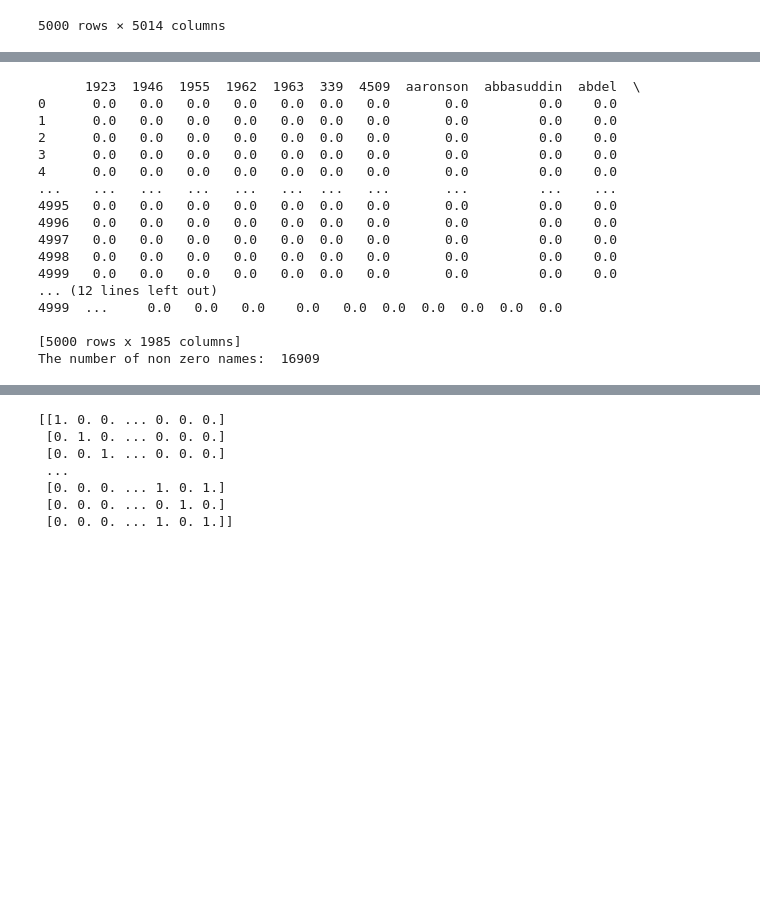
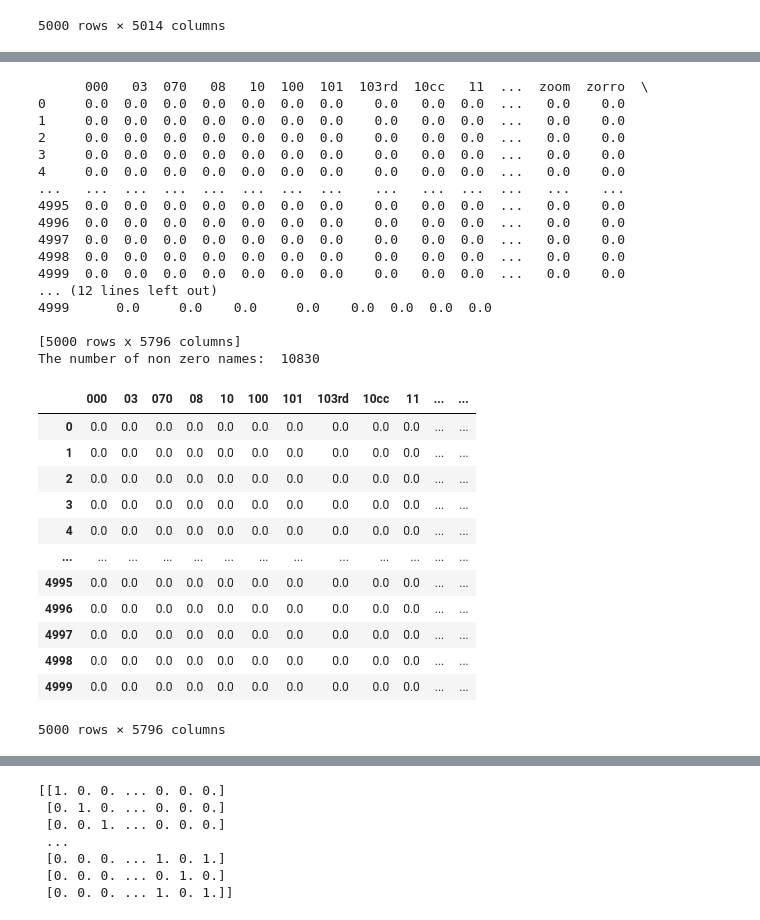
Before and after one commit to J4QK2/MusicRecommendationSystem, a Jupyter notebook: musicRecommendation.ipynb, the cells around one changed output, grey strips where cells are left out. Drawn from its saved outputs; the diff is of its cells as text; code cells hidden in the pictures; blank space fills up the shorter version.

```diff
--- a/musicRecommendation.ipynb
+++ b/musicRecommendation.ipynb
@@ -214,27 +214,12 @@ df_by_artist.head()
 # %%
 from sklearn.feature_extraction.text import TfidfVectorizer
 
-vectorizer = TfidfVectorizer()
+def Vectorize(df):
 
-tfidf_matrix = vectorizer.fit_transform(df['artists'].head(5000))
-tfidf_df = pd.DataFrame(tfidf_matrix.toarray(), columns=vectorizer.get_feature_names_out())
-print(tfidf_df)
-print("The number of non zero names: ", np.count_nonzero(tfidf_df.values))
+    vectorizer = TfidfVectorizer()
+
+    tfidf_matrix = vectorizer.fit_transform(df['artists'].head(5000))
+    tfidf_df = pd.DataFrame(tfidf_matrix.toarray(), columns=vectorizer.get_feature_names_out())
+    print(tfidf_df)
+    print("The number of non zero names: ", np.count_nonzero(tfidf_df.values))
+    return tfidf_df, vectorizer, tfidf_matrix
-# %% [output]
-      1923  1946  1955  1962  1963  339  4509  aaronson  abbasuddin  abdel  \
-0      0.0   0.0   0.0   0.0   0.0  0.0   0.0       0.0         0.0    0.0
-1      0.0   0.0   0.0   0.0   0.0  0.0   0.0       0.0         0.0    0.0
-2      0.0   0.0   0.0   0.0   0.0  0.0   0.0       0.0         0.0    0.0
-3      0.0   0.0   0.0   0.0   0.0  0.0   0.0       0.0         0.0    0.0
-4      0.0   0.0   0.0   0.0   0.0  0.0   0.0       0.0         0.0    0.0
-...    ...   ...   ...   ...   ...  ...   ...       ...         ...    ...
-4995   0.0   0.0   0.0   0.0   0.0  0.0   0.0       0.0         0.0    0.0
-4996   0.0   0.0   0.0   0.0   0.0  0.0   0.0       0.0         0.0    0.0
-4997   0.0   0.0   0.0   0.0   0.0  0.0   0.0       0.0         0.0    0.0
-4998   0.0   0.0   0.0   0.0   0.0  0.0   0.0       0.0         0.0    0.0
-4999   0.0   0.0   0.0   0.0   0.0  0.0   0.0       0.0         0.0    0.0
-... (12 lines left out)
-4999  ...     0.0   0.0   0.0    0.0   0.0  0.0  0.0  0.0  0.0  0.0
-
-[5000 rows x 1985 columns]
-The number of non zero names:  16909
@@ -244,3 +226,37 @@ final_artists_df["artists_vectorized"] = tfidf_df.values.tolist()
+# %%
+final_artists_df = df_by_artist.head(5000).copy()
+Vectorize(final_artists_df)
+# %% [output]
+      000   03  070   08   10  100  101  103rd  10cc   11  ...  zoom  zorro  \
+0     0.0  0.0  0.0  0.0  0.0  0.0  0.0    0.0   0.0  0.0  ...   0.0    0.0
+1     0.0  0.0  0.0  0.0  0.0  0.0  0.0    0.0   0.0  0.0  ...   0.0    0.0
+2     0.0  0.0  0.0  0.0  0.0  0.0  0.0    0.0   0.0  0.0  ...   0.0    0.0
+3     0.0  0.0  0.0  0.0  0.0  0.0  0.0    0.0   0.0  0.0  ...   0.0    0.0
+4     0.0  0.0  0.0  0.0  0.0  0.0  0.0    0.0   0.0  0.0  ...   0.0    0.0
+...   ...  ...  ...  ...  ...  ...  ...    ...   ...  ...  ...   ...    ...
+4995  0.0  0.0  0.0  0.0  0.0  0.0  0.0    0.0   0.0  0.0  ...   0.0    0.0
+4996  0.0  0.0  0.0  0.0  0.0  0.0  0.0    0.0   0.0  0.0  ...   0.0    0.0
+4997  0.0  0.0  0.0  0.0  0.0  0.0  0.0    0.0   0.0  0.0  ...   0.0    0.0
+4998  0.0  0.0  0.0  0.0  0.0  0.0  0.0    0.0   0.0  0.0  ...   0.0    0.0
+4999  0.0  0.0  0.0  0.0  0.0  0.0  0.0    0.0   0.0  0.0  ...   0.0    0.0
+... (12 lines left out)
+4999      0.0     0.0    0.0     0.0    0.0  0.0  0.0  0.0
+
+[5000 rows x 5796 columns]
+The number of non zero names:  10830
+|  | 000 | 03 | 070 | 08 | 10 | 100 | 101 | 103rd | 10cc | 11 | ... | ... |
+| 0 | 0.0 | 0.0 | 0.0 | 0.0 | 0.0 | 0.0 | 0.0 | 0.0 | 0.0 | 0.0 | ... | ... |
+| 1 | 0.0 | 0.0 | 0.0 | 0.0 | 0.0 | 0.0 | 0.0 | 0.0 | 0.0 | 0.0 | ... | ... |
+| 2 | 0.0 | 0.0 | 0.0 | 0.0 | 0.0 | 0.0 | 0.0 | 0.0 | 0.0 | 0.0 | ... | ... |
+| 3 | 0.0 | 0.0 | 0.0 | 0.0 | 0.0 | 0.0 | 0.0 | 0.0 | 0.0 | 0.0 | ... | ... |
+| 4 | 0.0 | 0.0 | 0.0 | 0.0 | 0.0 | 0.0 | 0.0 | 0.0 | 0.0 | 0.0 | ... | ... |
+| ... | ... | ... | ... | ... | ... | ... | ... | ... | ... | ... | ... | ... |
+| 4995 | 0.0 | 0.0 | 0.0 | 0.0 | 0.0 | 0.0 | 0.0 | 0.0 | 0.0 | 0.0 | ... | ... |
+| 4996 | 0.0 | 0.0 | 0.0 | 0.0 | 0.0 | 0.0 | 0.0 | 0.0 | 0.0 | 0.0 | ... | ... |
+| 4997 | 0.0 | 0.0 | 0.0 | 0.0 | 0.0 | 0.0 | 0.0 | 0.0 | 0.0 | 0.0 | ... | ... |
+| 4998 | 0.0 | 0.0 | 0.0 | 0.0 | 0.0 | 0.0 | 0.0 | 0.0 | 0.0 | 0.0 | ... | ... |
+| 4999 | 0.0 | 0.0 | 0.0 | 0.0 | 0.0 | 0.0 | 0.0 | 0.0 | 0.0 | 0.0 | ... | ... |
+5000 rows × 5796 columns
 # %%
 final_artists_df.head()
 # %% [output]
```
Also changed, not shown: parts of 6 cells of this notebook.
